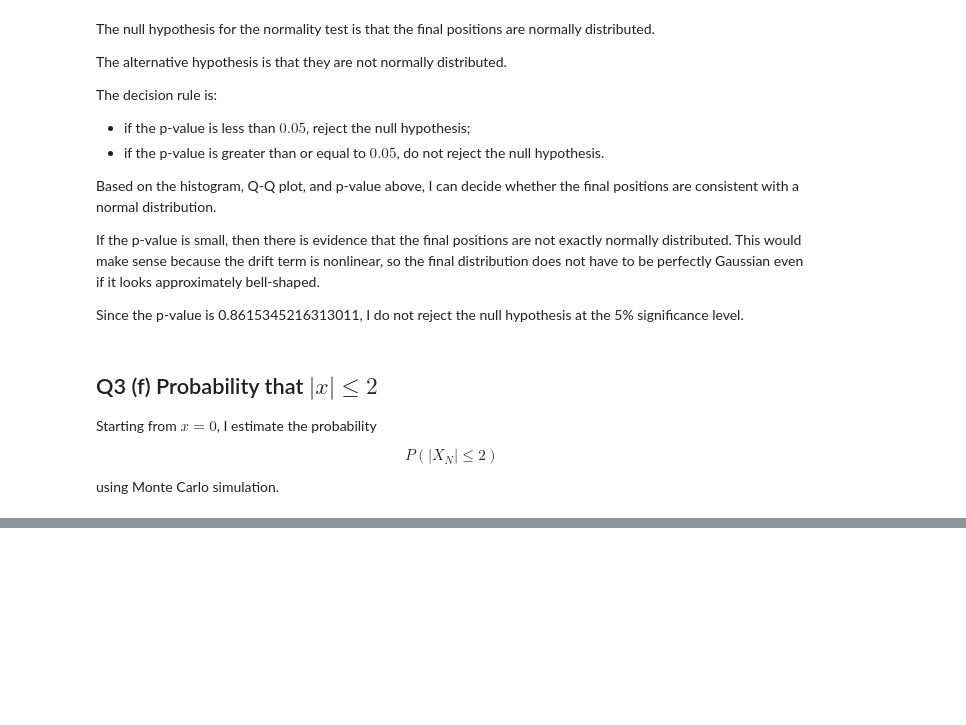
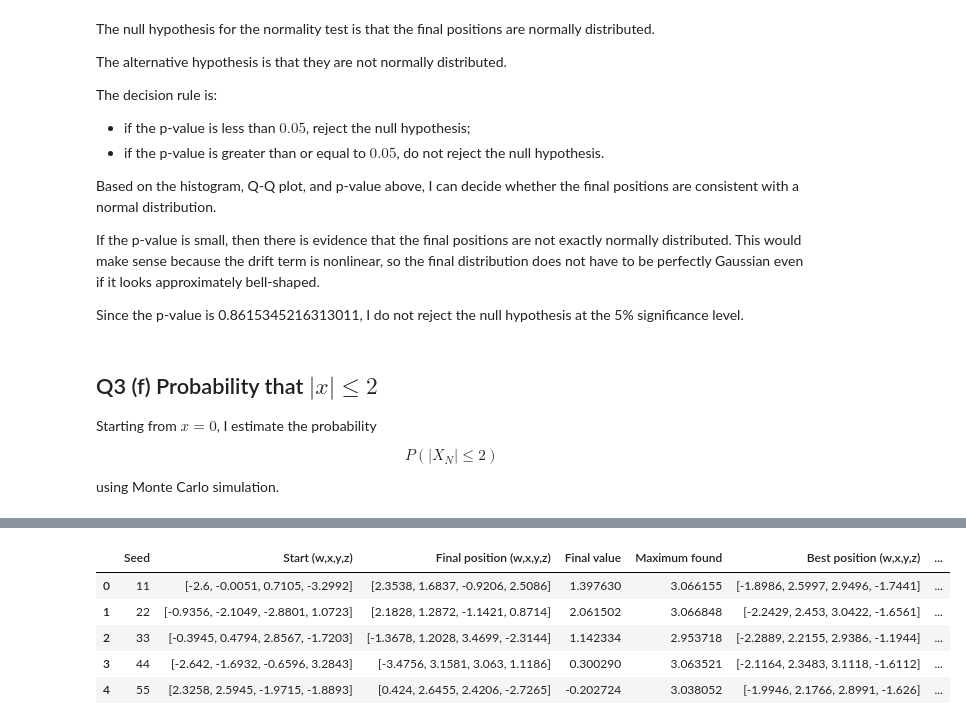
Before and after one commit to K-Allison/3019061_MATPMD4, a Jupyter notebook: MATPMD4_Assignment1_3019061.ipynb, the cells around one changed output, grey strips where cells are left out. Cells and saved outputs as stored; diff of their text form; code cells hidden in the pictures; blank space fills up the shorter version.

```diff
--- a/MATPMD4_Assignment1_3019061.ipynb
+++ b/MATPMD4_Assignment1_3019061.ipynb
@@ -787,0 +809,12 @@ This probability generally depends on both $dt$ and the number of steps:
+# %%
+def f(w, x, y, z):
+    himmel1 = -((w**2 + x - 11)**2 + (w + x**2 - 7)**2) / 100
+    himmel2 = -((y**2 + z - 11)**2 + (y + z**2 - 7)**2) / 100
+
+    peak1 = 4.0 * np.exp(-0.2 * ((w - 2.5)**2 + (x - 1.8)**2 + (y + 1.2)**2 + (z - 0.7)**2))
+    peak2 = 3.8 * np.exp(-0.18 * ((w + 1.8)**2 + (x - 2.2)**2 + (y - 2.5)**2 + (z + 1.5)**2))
+    peak3 = 3.5 * np.exp(-0.22 * ((w - 0.5)**2 + (x + 2.8)**2 + (y - 1.8)**2 + (z + 2.3)**2))
+
+    interaction = 0.2 * np.sin(w + x) * np.cos(y - z)
+
+    return himmel1 + himmel2 + peak1 + peak2 + peak3 + interaction
@@ -787,0 +953,23 @@ This probability generally depends on both $dt$ and the number of steps:
+# %%
+summary_rows = []
+
+for run in runs:
+    summary_rows.append({
+        "Seed": run["seed"],
+        "Start (w,x,y,z)": np.round(run["x_init"], 4),
+        "Final position (w,x,y,z)": np.round(run["x_final"], 4),
+        "Final value": round(run["f_final"], 6),
+        "Maximum found": round(run["f_best"], 6),
+        "Best position (w,x,y,z)": np.round(run["x_best"], 4),
+        "Acceptance ratio": round(run["acceptance_ratio"], 4),
+    })
+
+df_summary = pd.DataFrame(summary_rows)
+df_summary
+# %% [output]
+|  | Seed | Start (w,x,y,z) | Final position (w,x,y,z) | Final value | Maximum found | Best position (w,x,y,z) | ... |
+| 0 | 11 | [-2.6, -0.0051, 0.7105, -3.2992] | [2.3538, 1.6837, -0.9206, 2.5086] | 1.397630 | 3.066155 | [-1.8986, 2.5997, 2.9496, -1.7441] | ... |
+| 1 | 22 | [-0.9356, -2.1049, -2.8801, 1.0723] | [2.1828, 1.2872, -1.1421, 0.8714] | 2.061502 | 3.066848 | [-2.2429, 2.453, 3.0422, -1.6561] | ... |
+| 2 | 33 | [-0.3945, 0.4794, 2.8567, -1.7203] | [-1.3678, 1.2028, 3.4699, -2.3144] | 1.142334 | 2.953718 | [-2.2889, 2.2155, 2.9386, -1.1944] | ... |
+| 3 | 44 | [-2.642, -1.6932, -0.6596, 3.2843] | [-3.4756, 3.1581, 3.063, 1.1186] | 0.300290 | 3.063521 | [-2.1164, 2.3483, 3.1118, -1.6112] | ... |
+| 4 | 55 | [2.3258, 2.5945, -1.9715, -1.8893] | [0.424, 2.6455, 2.4206, -2.7265] | -0.202724 | 3.038052 | [-1.9946, 2.1766, 2.8991, -1.626] | ... |
```
Also changed, not shown: parts of 22 cells of this notebook.
